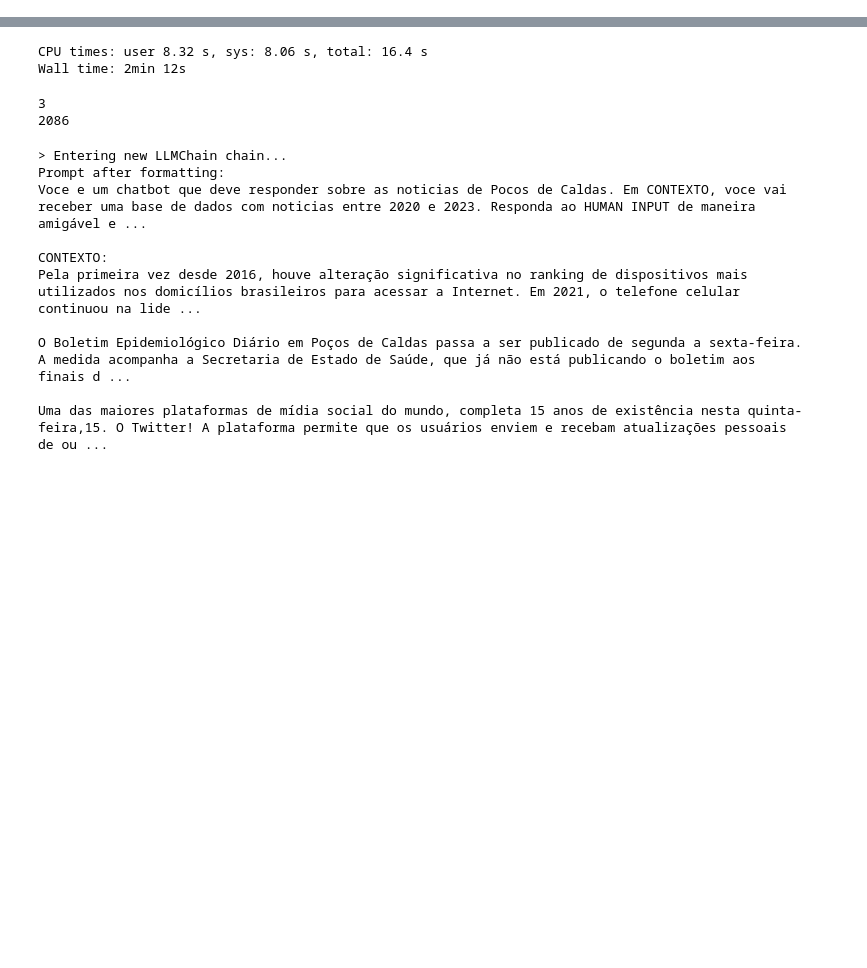
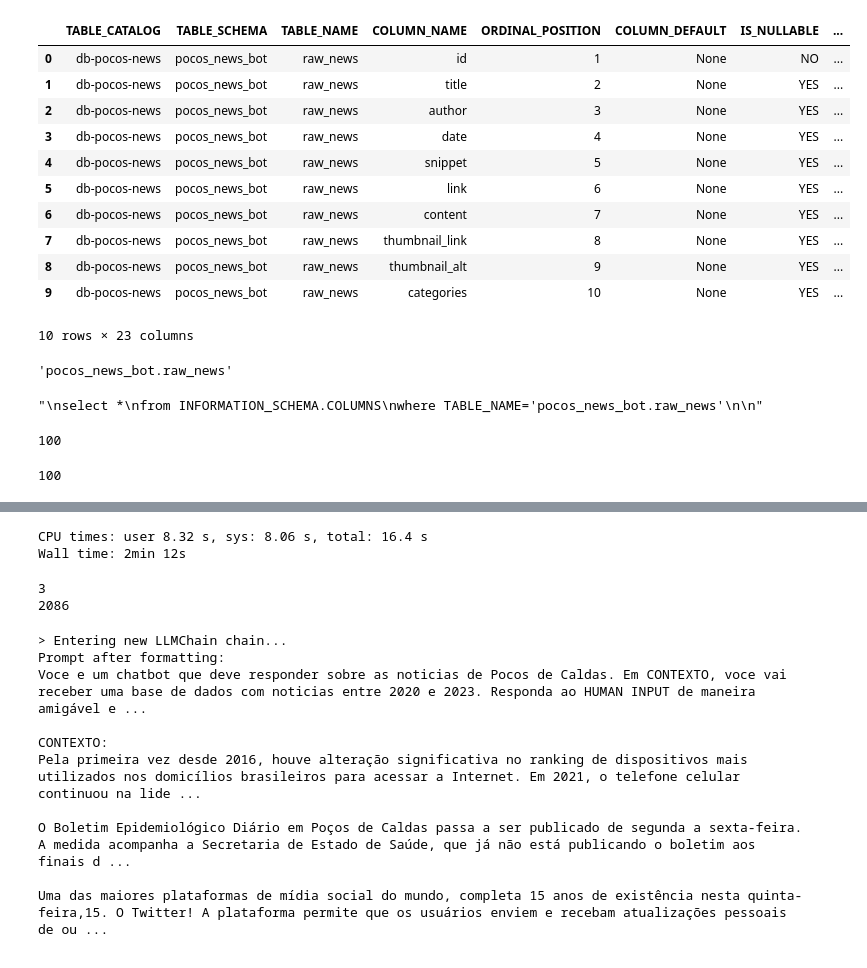
Before and after one commit to emdemor/pocos-news-bot, a Jupyter notebook: notebooks/chatbot.ipynb, the cells around one changed output, grey strips where cells are left out. Saved outputs shown, nothing was run; the diff lists cells and outputs as text; code cells hidden in the pictures; blank space fills up the shorter version.

```diff
--- a/notebooks/chatbot.ipynb
+++ b/notebooks/chatbot.ipynb
@@ -9,19 +17,11 @@ chroma_client = chromadb.HttpClient(host="chroma-server", port = 8000, settings=
 # %%
-import os
-import traceback
-import pyodbc
-
-from loguru import logger
-
-import backoff
-
-
 @backoff.on_exception(
     backoff.expo,
     pyodbc.Error,
     max_tries=5,
     max_time=60,
 )
+
 def get_azure_sql_connection(connection_string: str, timeout: int):
     return pyodbc.connect(connection_string, timeout=timeout)
 
@@ -29,12 +29,13 @@ timeout = 60
 
 table_name = f'{os.environ["RAW_DATA_SCHEMA"]}.{os.environ["RAW_DATA_TABLE"]}'
 
-connection_string = 'DRIVER={driver};SERVER={server};DATABASE={database};UID={username};PWD={password}'.format(
+connection_string = 'DRIVER={driver};SERVER={server};DATABASE={database};UID={username};PWD={password};Connection Timeout={timeout};'.format(
     server = os.environ["AZURE_SQL_SERVER"],
     database = os.environ["AZURE_SQL_DATABASE"],
     driver = os.environ["AZURE_SQL_DRIVER"],
     username = os.environ["AZURE_SQL_USERNAME"],
     password = os.environ["AZURE_SQL_PASSWORD"],
+    timeout = timeout,
 )
 
 
@@ -49,0 +280,60 @@ except Exception as err:
+# %%
+try:
+    conn = get_azure_sql_connection(connection_string, timeout)
+except pyodbc.InterfaceError:
+    logger.error(f"Invalid credentials.")
+except Exception as err:
+    traceback_str = traceback.format_exc()
+    logger.error(traceback_str)
+    logger.info(f"Exception: {err}")
+    logger.info(f"Exception type: {type(err)}")
+
+
+
+sql_query = f"""
+select *
+from INFORMATION_SCHEMA.COLUMNS
+where TABLE_NAME='raw_news'
+"""
+
+# Executar a consulta SQL e ler os resultados em um DataFrame
+meta = pd.read_sql(sql_query, conn)
+
+
+conn.close()
+# %%
+meta
+# %% [output]
+|  | TABLE_CATALOG | TABLE_SCHEMA | TABLE_NAME | COLUMN_NAME | ORDINAL_POSITION | COLUMN_DEFAULT | IS_NULLABLE | ... |
+| 0 | db-pocos-news | pocos_news_bot | raw_news | id | 1 | None | NO | ... |
+| 1 | db-pocos-news | pocos_news_bot | raw_news | title | 2 | None | YES | ... |
+| 2 | db-pocos-news | pocos_news_bot | raw_news | author | 3 | None | YES | ... |
+| 3 | db-pocos-news | pocos_news_bot | raw_news | date | 4 | None | YES | ... |
+| 4 | db-pocos-news | pocos_news_bot | raw_news | snippet | 5 | None | YES | ... |
+| 5 | db-pocos-news | pocos_news_bot | raw_news | link | 6 | None | YES | ... |
+| 6 | db-pocos-news | pocos_news_bot | raw_news | content | 7 | None | YES | ... |
+| 7 | db-pocos-news | pocos_news_bot | raw_news | thumbnail_link | 8 | None | YES | ... |
+| 8 | db-pocos-news | pocos_news_bot | raw_news | thumbnail_alt | 9 | None | YES | ... |
+| 9 | db-pocos-news | pocos_news_bot | raw_news | categories | 10 | None | YES | ... |
+10 rows × 23 columns
+# %%
+table_name
+# %% [output]
+'pocos_news_bot.raw_news'
+# %%
+f"""
+select *
+from INFORMATION_SCHEMA.COLUMNS
+where TABLE_NAME='{table_name}'
+
+"""
+# %% [output]
+"\nselect *\nfrom INFORMATION_SCHEMA.COLUMNS\nwhere TABLE_NAME='pocos_news_bot.raw_news'\n\n"
+# %%
+chroma_client.get_collection('pocos-news-embedding').count()
+# %% [output]
+100
+# %%
+chroma_client.get_collection('pocos-news-embedding').count()
+# %% [output]
+100
```
Also changed, not shown: parts of 22 cells of this notebook, 1 other file.
